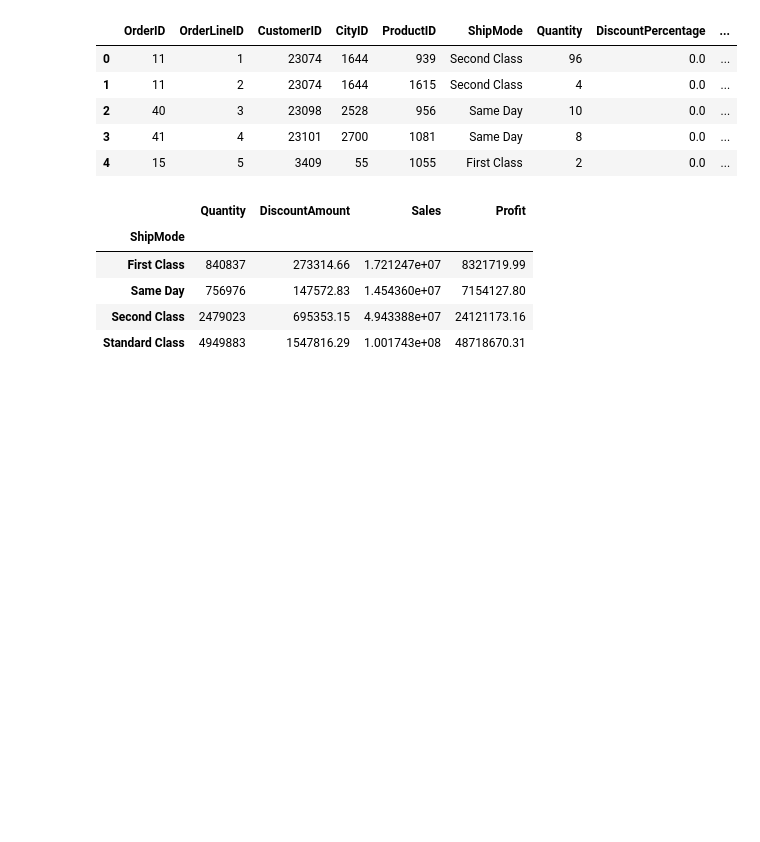
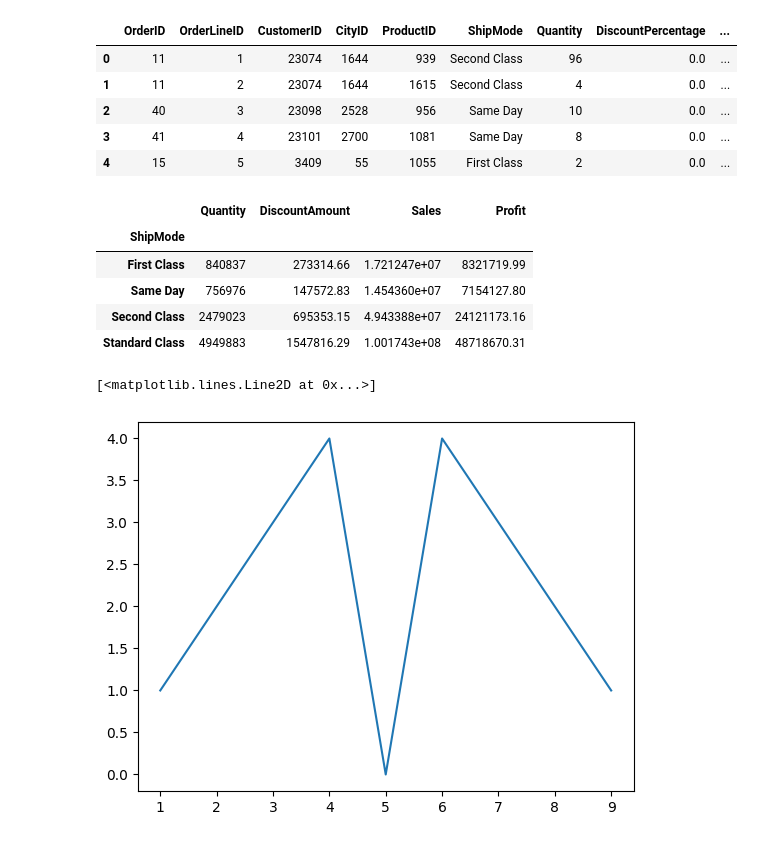
Before and after one commit to datamesse/python-studies, a Jupyter notebook: LinkedIn Learning exercises/Python for Data Science Essential Training Part 1.ipynb, the cells around one changed output. Drawn from its saved outputs; the diff is of its cells as text; code cells hidden in the pictures; blank space fills up the shorter version.

```diff
--- a/LinkedIn Learning exercises/Python for Data Science Essential Training Part 1.ipynb
+++ b/LinkedIn Learning exercises/Python for Data Science Essential Training Part 1.ipynb
@@ -557,0 +603,14 @@ sales_groups.sum()
+# %%
+from numpy.random import randn
+import matplotlib.pyplot as plt
+from matplotlib import rcParams
+
+# create linechart using matplotlib
+# create a range of values for x and y axis
+x = range(1,10)
+y = [1,2,3,4,0,4,3,2,1]
+
+plt.plot(x,y)
+# %% [output]
+[<matplotlib.lines.Line2D at 0x...>]
+[figure, added]
```
Also changed, not shown: parts of 8 cells of this notebook, 1 other file.
